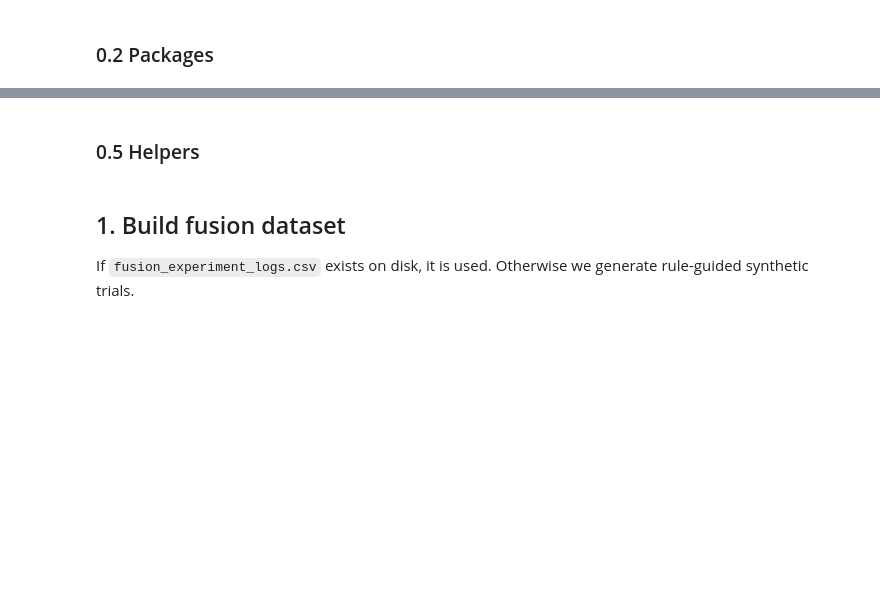
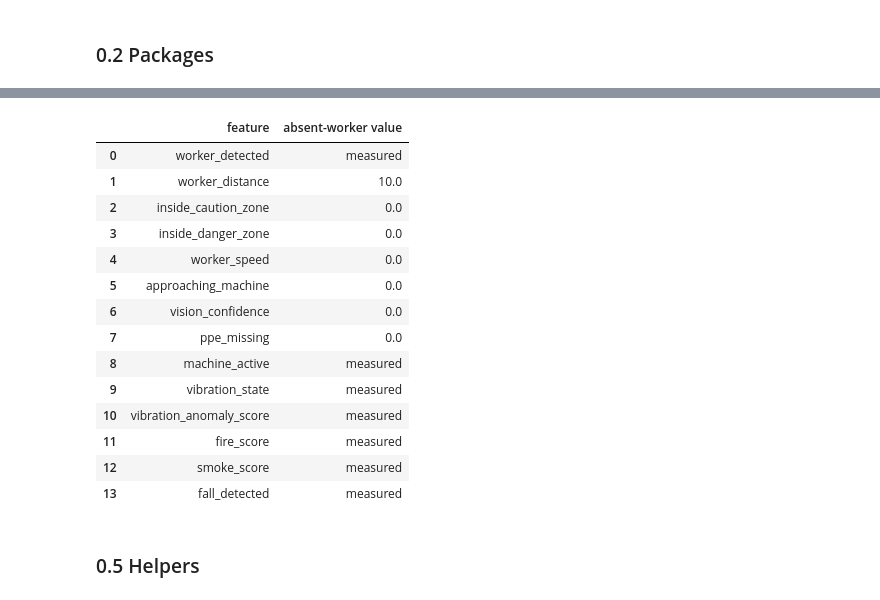
Before and after one commit to Bonaparte003/Smart-Accident-System-Monitoring-SAMS-, a Jupyter notebook: notebooks/03_fusion_risk_classification.ipynb, the cells around one changed output, grey strips where cells are left out. Drawn from its saved outputs; the diff is of its cells as text; code cells hidden in the pictures; blank space fills up the shorter version.

```diff
--- a/notebooks/03_fusion_risk_classification.ipynb
+++ b/notebooks/03_fusion_risk_classification.ipynb
@@ -187,2 +221,67 @@ display(pd.DataFrame({'feature': FEATURE_COLS}))
+# %%
+FEATURE_COLS = [
+    "worker_detected",
+    "worker_distance",
+    "inside_caution_zone",
+    "inside_danger_zone",
+    "worker_speed",
+    "approaching_machine",
+    "vision_confidence",
+    "ppe_missing",
+    "machine_active",
+    "vibration_state",
+    "vibration_anomaly_score",
+    "fire_score",
+    "smoke_score",
+    "fall_detected",
+]
+assert set(ABSENT_WORKER) <= set(FEATURE_COLS)
+
+
+def assign_risk(row: Dict[str, float]) -> Tuple[str, str]:
+    """(risk level, rule) for one row of fusion inputs. The first rule that applies wins."""
+    worker = row["worker_detected"] >= 0.5
+    running = row["machine_active"] >= 0.5
+    in_danger = worker and row["inside_danger_zone"] >= 0.5
+    in_caution = worker and row["inside_caution_zone"] >= 0.5
+    nearby = worker and row["worker_distance"] <= NEARBY_M
+    if row["fire_score"] >= FIRE_ALARM_SCORE:
+        return "DANGER", "fire"
+    if row["fall_detected"] >= 0.5:
+        return "DANGER", "fallen worker"
+    if running and in_danger:
+        return "DANGER", "running machine, worker in danger zone"
+    if running and in_caution and row["approaching_machine"] >= 0.5 and row["worker_speed"] >= FAST_APPROACH_MPS:
+        return "DANGER", "running machine, fast approach in caution zone"
+    if row["smoke_score"] >= SMOKE_ALARM_SCORE:
+        return "CAUTION", "smoke"
+    if running and in_caution:
+        return "CAUTION", "running machine, worker in caution zone"
+    if not running and in_danger:
+        return "CAUTION", "stopped machine, worker in danger zone"
+    if running and row["vibration_state"] >= 0.5 and nearby:
+        return "CAUTION", "abnormal vibration, worker nearby"
+    if running and row["ppe_missing"] >= 0.5 and nearby:
+        return "CAUTION", "PPE missing near running machine"
+    return "NORMAL", "no hazard near a worker"
+
+
+display(pd.DataFrame({"feature": FEATURE_COLS, "absent-worker value": [ABSENT_WORKER.get(c, "measured") for c in FEATURE_COLS]}))
+# %% [output]
+|  | feature | absent-worker value |
+| 0 | worker_detected | measured |
+| 1 | worker_distance | 10.0 |
+| 2 | inside_caution_zone | 0.0 |
+| 3 | inside_danger_zone | 0.0 |
+| 4 | worker_speed | 0.0 |
+| 5 | approaching_machine | 0.0 |
+| 6 | vision_confidence | 0.0 |
+| 7 | ppe_missing | 0.0 |
+| 8 | machine_active | measured |
+| 9 | vibration_state | measured |
+| 10 | vibration_anomaly_score | measured |
+| 11 | fire_score | measured |
+| 12 | smoke_score | measured |
+| 13 | fall_detected | measured |
 # %% [markdown]
 ### 0.5 Helpers
@@ -227,4 +287,0 @@ def register_hyperparams(exp_id: str, rows: List[Dict[str, Any]]) -> None:
-# %% [markdown]
-## 1. Build fusion dataset
-
-If `fusion_experiment_logs.csv` exists on disk, it is used. Otherwise we generate rule-guided synthetic trials.
```
Also changed, not shown: parts of 58 cells of this notebook, 29 other files.
